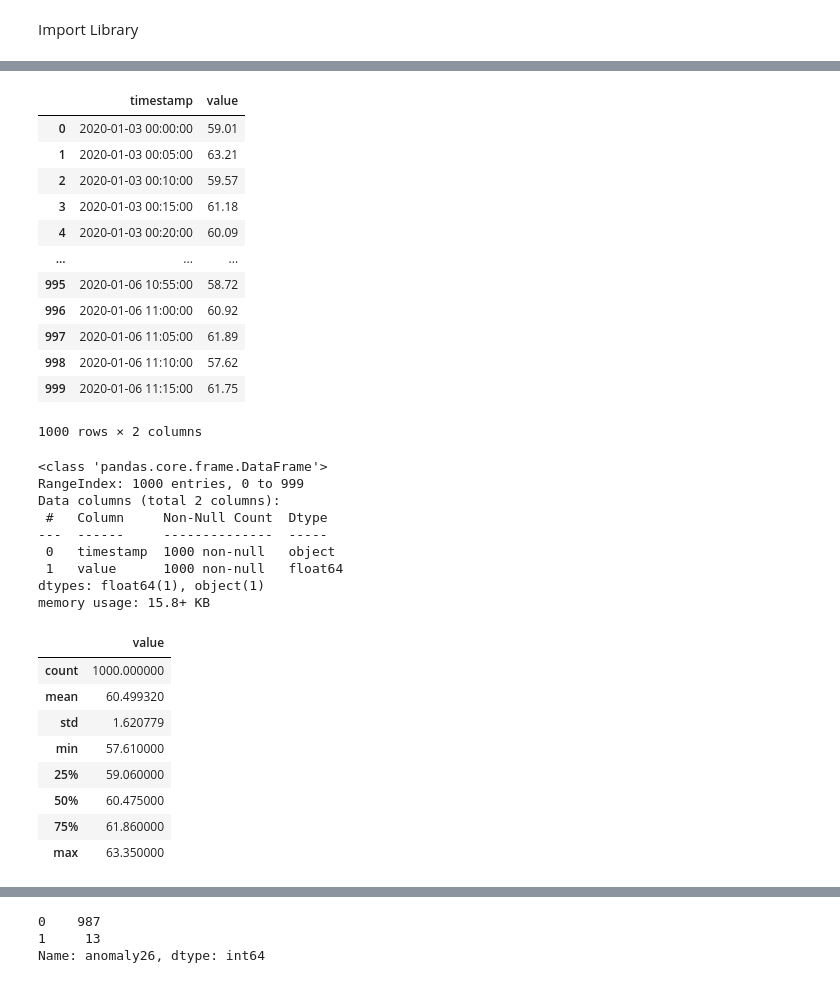
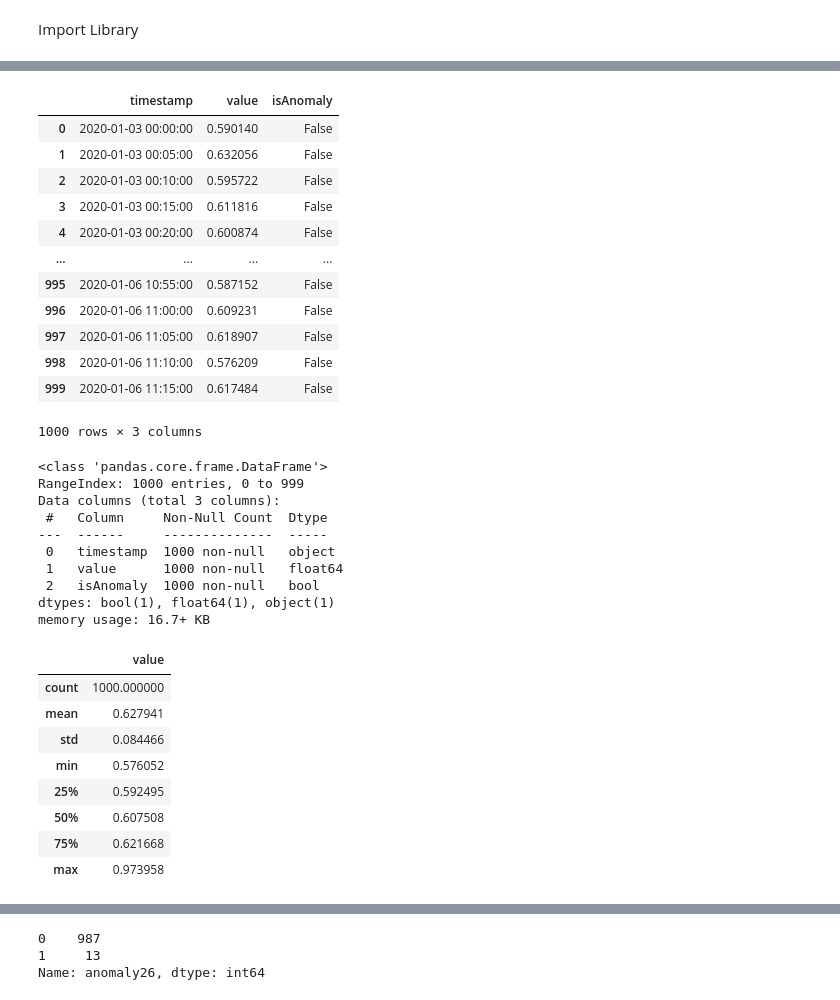
Before and after one commit to anni1st/Anomaly-Detection-VM-, a Jupyter notebook: anomaly_detection_memory.ipynb, the cells around one changed output, grey strips where cells are left out. Saved outputs shown, nothing was run; the diff lists cells and outputs as text; code cells hidden in the pictures.

```diff
--- a/anomaly_detection_memory.ipynb
+++ b/anomaly_detection_memory.ipynb
@@ -26,44 +26,45 @@ Saving memory_data_fix.csv to memory_data_fix.csv
 # %%
-df = pd.read_csv('memory_data_fix.csv')
+df = pd.read_csv('memory_datafix.csv')
 df
 # %% [output]
-|  | timestamp | value |
-| 0 | 2020-01-03 00:00:00 | 59.01 |
-| 1 | 2020-01-03 00:05:00 | 63.21 |
-| 2 | 2020-01-03 00:10:00 | 59.57 |
-| 3 | 2020-01-03 00:15:00 | 61.18 |
-| 4 | 2020-01-03 00:20:00 | 60.09 |
-| ... | ... | ... |
-| 995 | 2020-01-06 10:55:00 | 58.72 |
-| 996 | 2020-01-06 11:00:00 | 60.92 |
-| 997 | 2020-01-06 11:05:00 | 61.89 |
-| 998 | 2020-01-06 11:10:00 | 57.62 |
-| 999 | 2020-01-06 11:15:00 | 61.75 |
+|  | timestamp | value | isAnomaly |
+| 0 | 2020-01-03 00:00:00 | 0.590140 | False |
+| 1 | 2020-01-03 00:05:00 | 0.632056 | False |
+| 2 | 2020-01-03 00:10:00 | 0.595722 | False |
+| 3 | 2020-01-03 00:15:00 | 0.611816 | False |
+| 4 | 2020-01-03 00:20:00 | 0.600874 | False |
+| ... | ... | ... | ... |
+| 995 | 2020-01-06 10:55:00 | 0.587152 | False |
+| 996 | 2020-01-06 11:00:00 | 0.609231 | False |
+| 997 | 2020-01-06 11:05:00 | 0.618907 | False |
+| 998 | 2020-01-06 11:10:00 | 0.576209 | False |
+| 999 | 2020-01-06 11:15:00 | 0.617484 | False |
-1000 rows × 2 columns
+1000 rows × 3 columns
 # %%
 df.info()
 # %% [output]
 <class 'pandas.core.frame.DataFrame'>
 RangeIndex: 1000 entries, 0 to 999
-Data columns (total 2 columns):
+Data columns (total 3 columns):
  #   Column     Non-Null Count  Dtype
 ---  ------     --------------  -----
  0   timestamp  1000 non-null   object
  1   value      1000 non-null   float64
-dtypes: float64(1), object(1)
-memory usage: 15.8+ KB
+ 2   isAnomaly  1000 non-null   bool
+dtypes: bool(1), float64(1), object(1)
+memory usage: 16.7+ KB
 # %%
 df.describe()
 # %% [output]
 |  | value |
 | count | 1000.000000 |
-| mean | 60.499320 |
-| std | 1.620779 |
-| min | 57.610000 |
-| 25% | 59.060000 |
-| 50% | 60.475000 |
-| 75% | 61.860000 |
-| max | 63.350000 |
+| mean | 0.627941 |
+| std | 0.084466 |
+| min | 0.576052 |
+| 25% | 0.592495 |
+| 50% | 0.607508 |
+| 75% | 0.621668 |
+| max | 0.973958 |
 # %%
 round(df.describe(),2)
 # %% [output]
```
Also changed, not shown: parts of 5 cells of this notebook.
